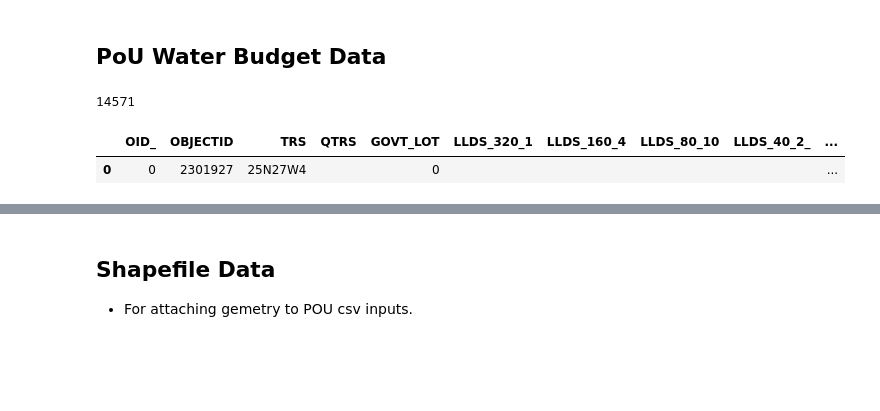
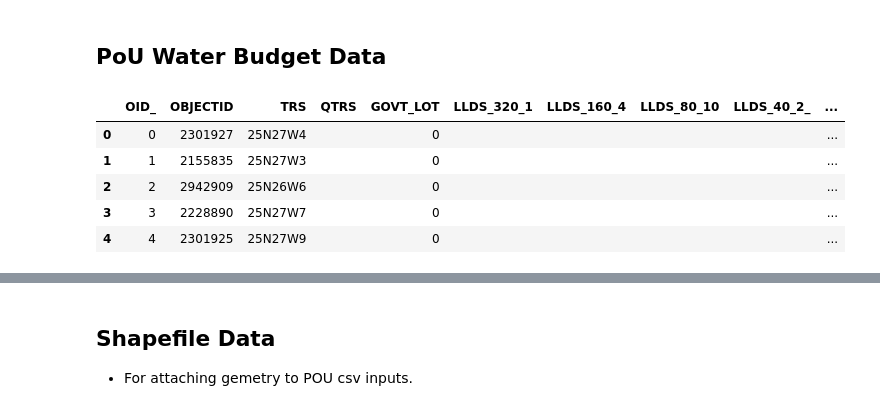
Before and after one commit to WSWCWaterDataExchange/MappingStatesDataToWaDE2.0, a Jupyter notebook: Montana/WaterAllocation/0_PreProcessMontanaWaterRightData.ipynb, the cells around one changed output, grey strips where cells are left out. Cells and saved outputs as stored; diff of their text form; code cells hidden in the pictures; blank space fills up the shorter version.

```diff
--- a/Montana/WaterAllocation/0_PreProcessMontanaWaterRightData.ipynb
+++ b/Montana/WaterAllocation/0_PreProcessMontanaWaterRightData.ipynb
@@ -202,12 +114,2 @@ dfPOD.head(1)
 # %% [markdown]
 ## PoU Water Budget Data
-# %%
-# CSV input file
-fileInput = "WaDE_PoUs_input.csv"
-df = pd.read_csv(fileInput)
-print(len(df))
-df.head(1)
-# %% [output]
-14571
-|  | OID_ | OBJECTID | TRS | QTRS | GOVT_LOT | LLDS_320_1 | LLDS_160_4 | LLDS_80_10 | LLDS_40_2_ | ... |
-| 0 | 0 | 2301927 | 25N27W4 |  | 0 |  |  |  |  | ... |
@@ -216,0 +116,18 @@ df['ENF_PRIORI'] = pd.to_datetime(df['ENF_PRIORI'])
+# %%
+# Input File
+fileInput = "WaDE_PoUs_input.csv"
+dfpu = pd.read_csv(fileInput)
+
+# WaDE UUID tracker for data assessment
+if 'WaDEUUID' not in dfpu:
+    dfpu['WaDEUUID'] = "mtU" + dfpu.index.astype(str)
+    dfpu.to_csv('WaDE_PoUs_input.csv', index=False)
+
+dfpu.head()
+# %% [output]
+|  | OID_ | OBJECTID | TRS | QTRS | GOVT_LOT | LLDS_320_1 | LLDS_160_4 | LLDS_80_10 | LLDS_40_2_ | ... |
+| 0 | 0 | 2301927 | 25N27W4 |  | 0 |  |  |  |  | ... |
+| 1 | 1 | 2155835 | 25N27W3 |  | 0 |  |  |  |  | ... |
+| 2 | 2 | 2942909 | 25N26W6 |  | 0 |  |  |  |  | ... |
+| 3 | 3 | 2228890 | 25N27W7 |  | 0 |  |  |  |  | ... |
+| 4 | 4 | 2301925 | 25N27W9 |  | 0 |  |  |  |  | ... |
```
Also changed, not shown: parts of 35 cells of this notebook, 3 other files.
